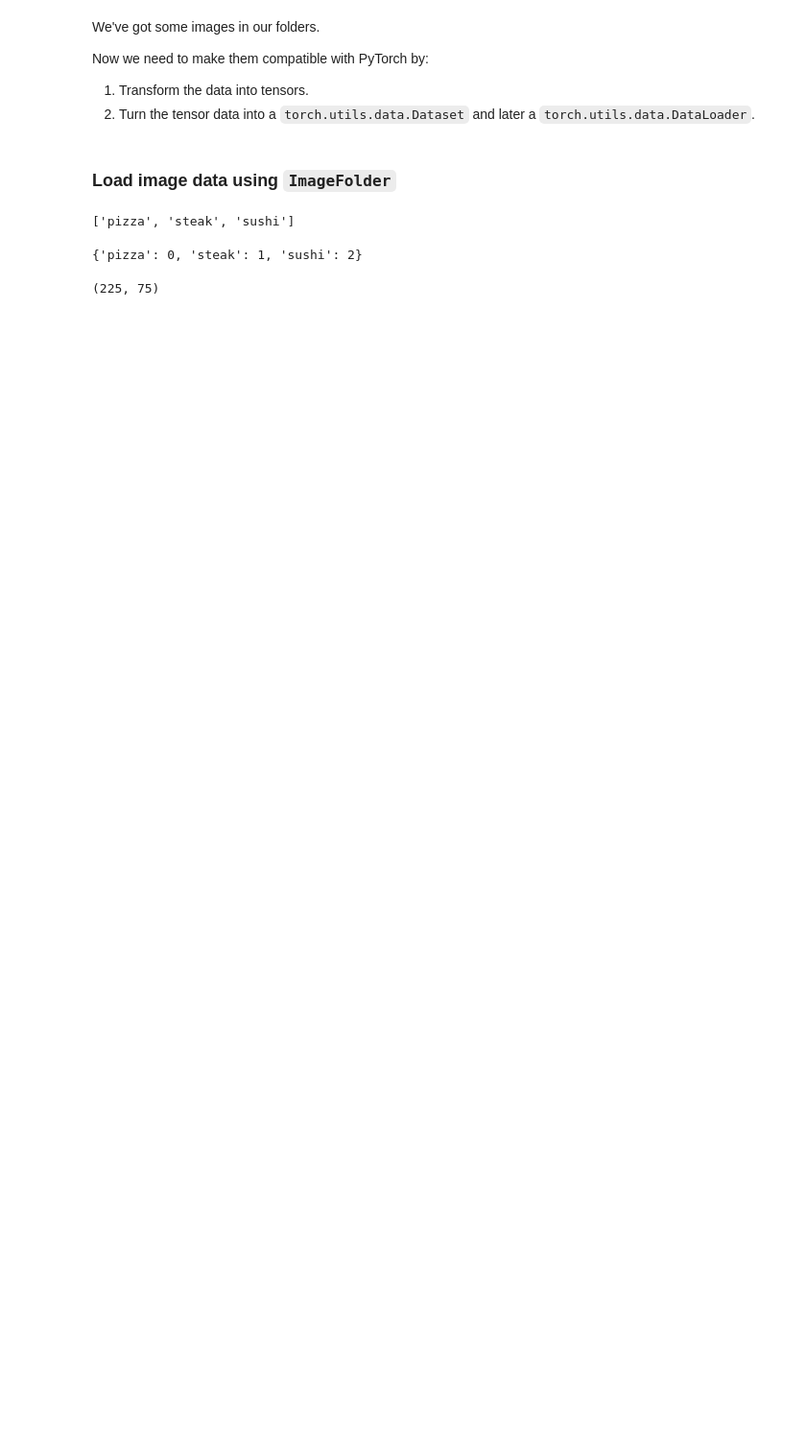
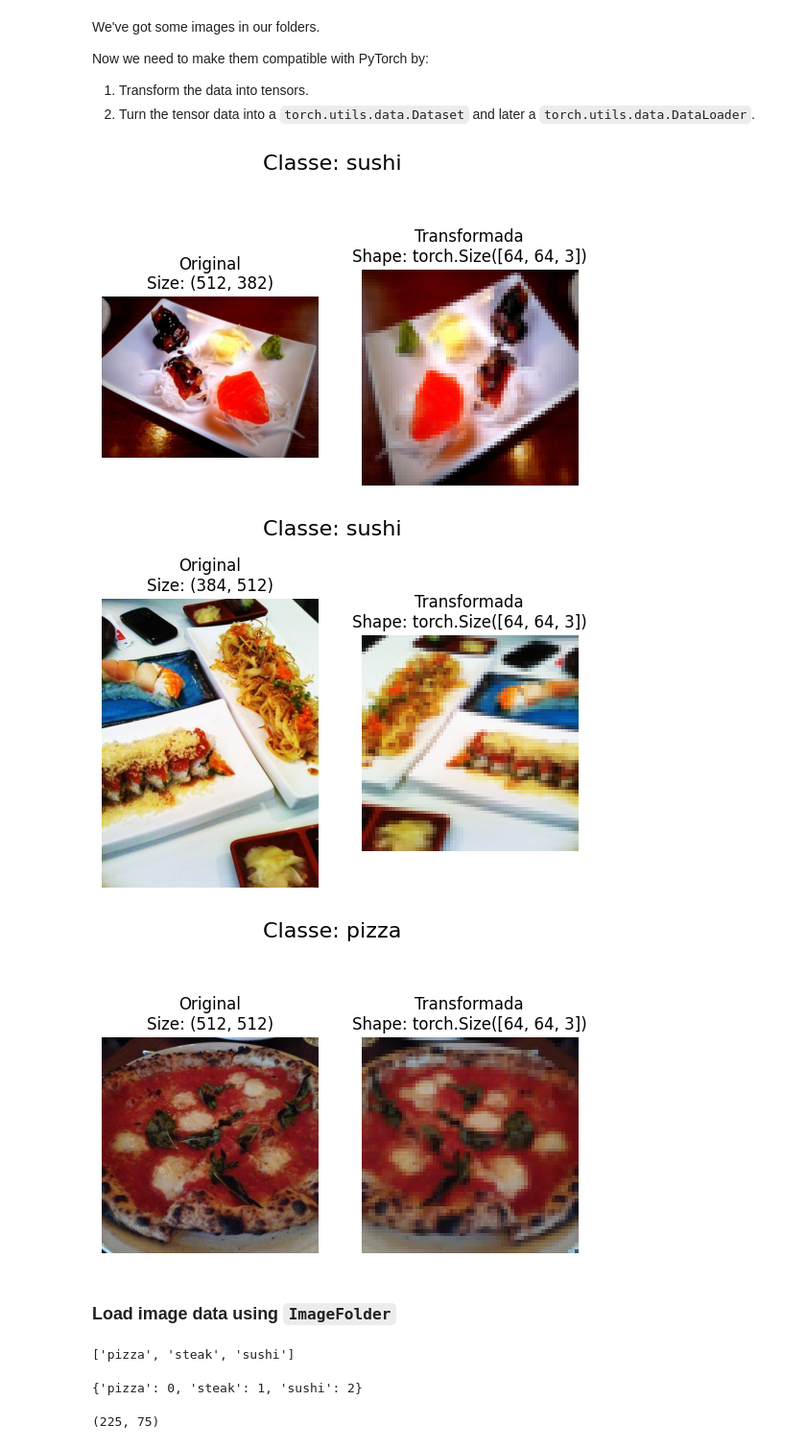
Before and after one commit to HammadN98/pytorch, a Jupyter notebook: 04_pytorch_dados_proprios_exercicios.ipynb, the cells around one changed output. Shown at 96% size. Drawn from its saved outputs; the diff is of its cells as text; code cells hidden in the pictures; blank space fills up the shorter version.

```diff
--- a/04_pytorch_dados_proprios_exercicios.ipynb
+++ b/04_pytorch_dados_proprios_exercicios.ipynb
@@ -82,2 +176,14 @@ Now we need to make them compatible with PyTorch by:
+# %%
+# 3.1 Transforming data with torchvision.transforms
+from torch.utils.data import DataLoader
+from torchvision import datasets, transforms
+#Transformando uma imagem
+data_transform = transforms.Compose([
+    transforms.Resize(size=(64, 64)),
+    #DEixando a imagem horizontal de maneira random
+    transforms.RandomHorizontalFlip(p=0.5),
+    #Transformando img em tensor
+    transforms.ToTensor()
+    ])
 # %%
 # Write transform for turning images into tensors
@@ -86,2 +190,36 @@ Now we need to make them compatible with PyTorch by:
+# %%
+# Write a function to plot transformed images
+def plot_transformed_images(image_paths, transform, n=3, seed=None):
+  """
+  Seleciona imagens aleatorias do cominho de imagens e carrega/transforma
+  para entao plotar a original e a versao transformada
+  """
+
+  if seed:
+    random.seed(seed)
+  random_image_paths = random.sample(image_paths, k=n)
+  for image_path in random_image_paths:
+    with Image.open(image_path) as f:
+      fig, ax = plt.subplots(nrows=1, ncols=2)
+      ax[0].imshow(f)
+      ax[0].set_title(f"Original\nSize: {f.size}")
+      ax[0].axis(False)
+
+      #Transformando e plotando a imagem
+      transformed_image = transform(f).permute(1, 2, 0) #Permute para colocar os canais de cores por ultimo
+      ax[1].imshow(transformed_image)
+      ax[1].set_title(f"Transformada\nShape: {transformed_image.shape}")
+      ax[1].axis("off")
+
+      fig.suptitle(f"Classe: {image_path.parent.stem}", fontsize=16)
+
+plot_transformed_images(image_paths=image_path_list,
+                        transform=data_transform,
+                        n=3,
+                        seed=42)
+# %% [output]
+[figure, added]
+[figure, added]
+[figure, added]
 # %% [markdown]
 ### Load image data using `ImageFolder`
```
Also changed, not shown: parts of 21 cells of this notebook.
